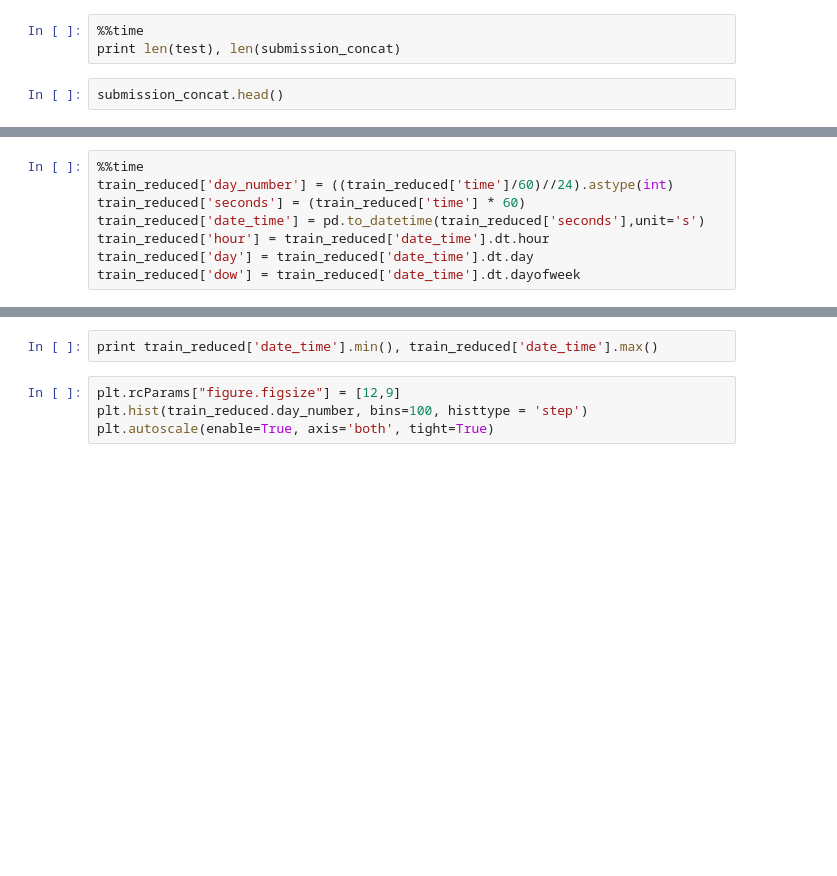
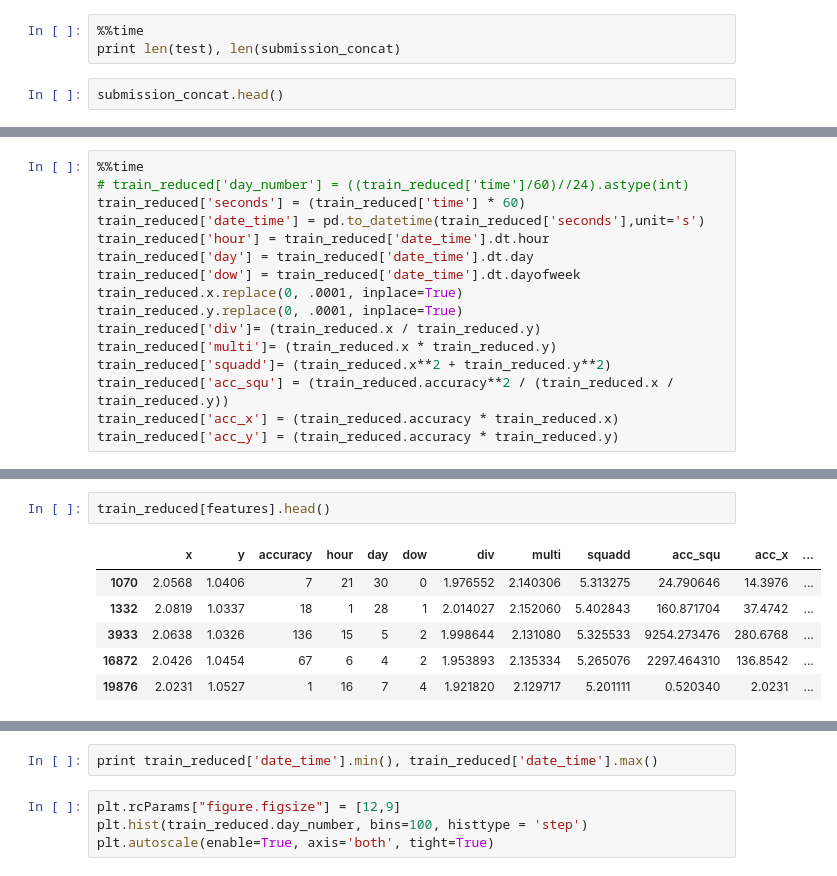
Before and after one commit to yaskyj/facebook_checkins, a Jupyter notebook: CheckIns.ipynb, the cells around one changed output, grey strips where cells are left out. Cells and saved outputs as stored; diff of their text form; blank space fills up the shorter version.

```diff
--- a/CheckIns.ipynb
+++ b/CheckIns.ipynb
@@ -195,8 +196,16 @@ train_reduced = train[(train.x >= 4.5) & (train.x < 4.75) & (train.y >= 4.5) & (
 # %%
 %%time
-train_reduced['day_number'] = ((train_reduced['time']/60)//24).astype(int)
+# train_reduced['day_number'] = ((train_reduced['time']/60)//24).astype(int)
 train_reduced['seconds'] = (train_reduced['time'] * 60)
 train_reduced['date_time'] = pd.to_datetime(train_reduced['seconds'],unit='s')
 train_reduced['hour'] = train_reduced['date_time'].dt.hour
 train_reduced['day'] = train_reduced['date_time'].dt.day
 train_reduced['dow'] = train_reduced['date_time'].dt.dayofweek
+train_reduced.x.replace(0, .0001, inplace=True)
+train_reduced.y.replace(0, .0001, inplace=True)
+train_reduced['div']= (train_reduced.x / train_reduced.y)
+train_reduced['multi']= (train_reduced.x * train_reduced.y)
+train_reduced['squadd']= (train_reduced.x**2 + train_reduced.y**2)
+train_reduced['acc_squ'] = (train_reduced.accuracy**2 / (train_reduced.x / train_reduced.y))
+train_reduced['acc_x'] = (train_reduced.accuracy * train_reduced.x)
+train_reduced['acc_y'] = (train_reduced.accuracy * train_reduced.y)
@@ -202,0 +275,9 @@ train_reduced['dow'] = train_reduced['date_time'].dt.dayofweek
+# %%
+train_reduced[features].head()
+# %% [output]
+|  | x | y | accuracy | hour | day | dow | div | multi | squadd | acc_squ | acc_x | ... |
+| 1070 | 2.0568 | 1.0406 | 7 | 21 | 30 | 0 | 1.976552 | 2.140306 | 5.313275 | 24.790646 | 14.3976 | ... |
+| 1332 | 2.0819 | 1.0337 | 18 | 1 | 28 | 1 | 2.014027 | 2.152060 | 5.402843 | 160.871704 | 37.4742 | ... |
+| 3933 | 2.0638 | 1.0326 | 136 | 15 | 5 | 2 | 1.998644 | 2.131080 | 5.325533 | 9254.273476 | 280.6768 | ... |
+| 16872 | 2.0426 | 1.0454 | 67 | 6 | 4 | 2 | 1.953893 | 2.135334 | 5.265076 | 2297.464310 | 136.8542 | ... |
+| 19876 | 2.0231 | 1.0527 | 1 | 16 | 7 | 4 | 1.921820 | 2.129717 | 5.201111 | 0.520340 | 2.0231 | ... |
```
Also changed, not shown: parts of 28 cells of this notebook, 2 other files.
